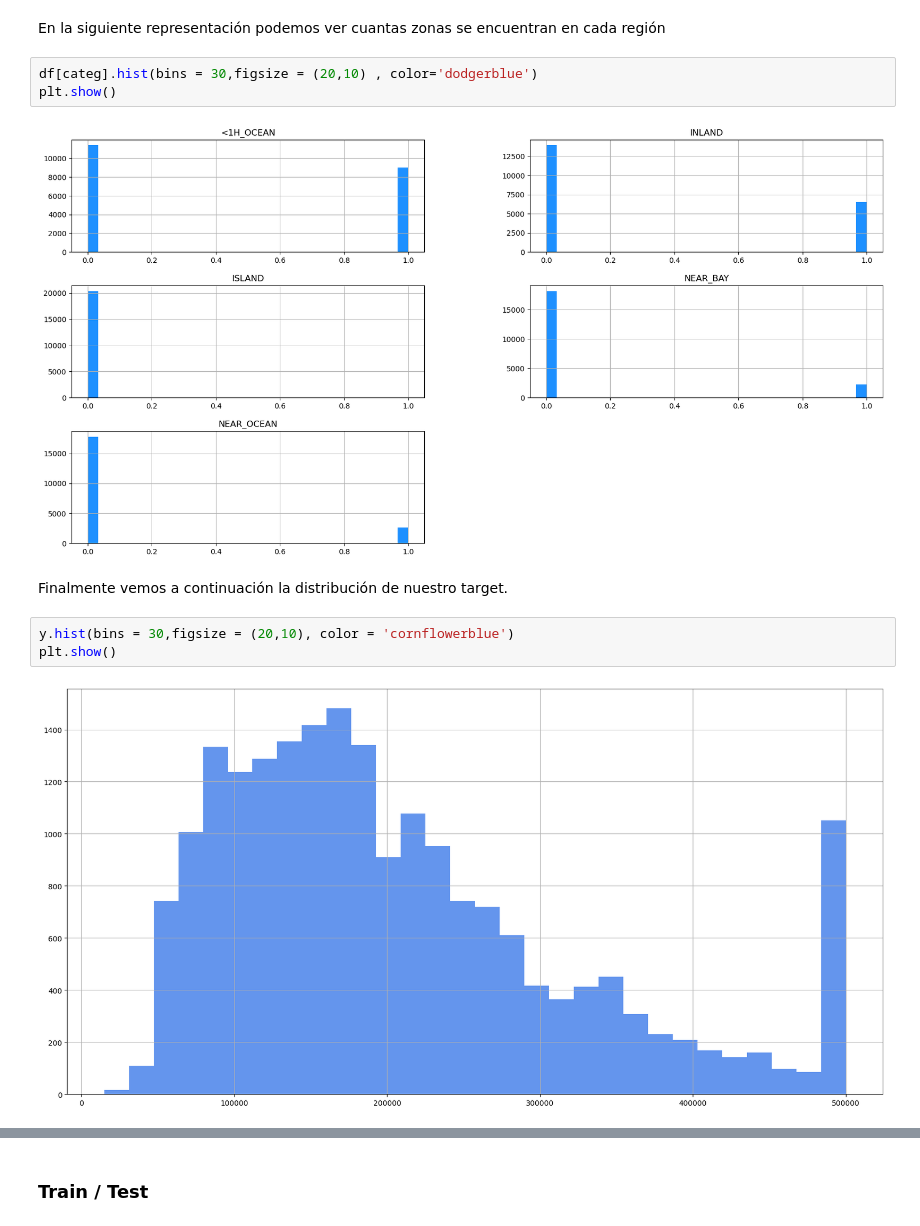
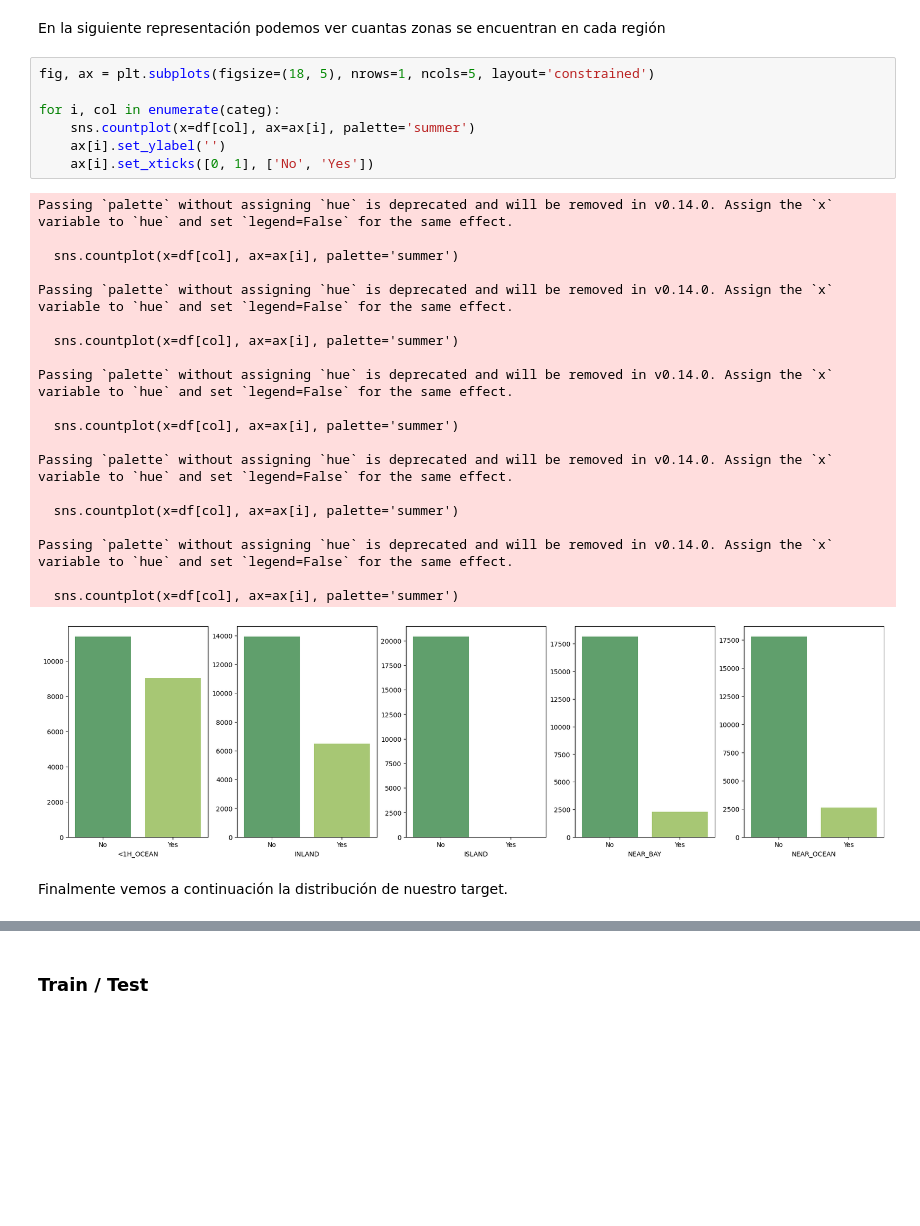
Before and after one commit to EstebanGomezVal/Modelado_datos_Valerio, a Jupyter notebook: Proyecto/Proyecto_Regresion[1].ipynb, the cells around one changed output, grey strips where cells are left out. Cells and saved outputs as stored; diff of their text form; blank space fills up the shorter version.

```diff
--- a/Proyecto/Proyecto_Regresion[1].ipynb
+++ b/Proyecto/Proyecto_Regresion[1].ipynb
@@ -264,14 +261,32 @@ plt.show()
 # %% [markdown]
 En la siguiente representación podemos ver cuantas zonas se encuentran en cada región
-# %%
-df[categ].hist(bins = 30,figsize = (20,10) , color='dodgerblue')
-plt.show()
-# %% [output]
-[figure, removed]
+# %%
+fig, ax = plt.subplots(figsize=(18, 5), nrows=1, ncols=5, layout='constrained')
+
+for i, col in enumerate(categ):
+    sns.countplot(x=df[col], ax=ax[i], palette='summer')
+    ax[i].set_ylabel('')
+    ax[i].set_xticks([0, 1], ['No', 'Yes'])
+# %% [output]
+Passing `palette` without assigning `hue` is deprecated and will be removed in v0.14.0. Assign the `x` variable to `hue` and set `legend=False` for the same effect.
+
+  sns.countplot(x=df[col], ax=ax[i], palette='summer')
+
+Passing `palette` without assigning `hue` is deprecated and will be removed in v0.14.0. Assign the `x` variable to `hue` and set `legend=False` for the same effect.
+
+  sns.countplot(x=df[col], ax=ax[i], palette='summer')
+
+Passing `palette` without assigning `hue` is deprecated and will be removed in v0.14.0. Assign the `x` variable to `hue` and set `legend=False` for the same effect.
+
+  sns.countplot(x=df[col], ax=ax[i], palette='summer')
+
+Passing `palette` without assigning `hue` is deprecated and will be removed in v0.14.0. Assign the `x` variable to `hue` and set `legend=False` for the same effect.
+
+  sns.countplot(x=df[col], ax=ax[i], palette='summer')
+
+Passing `palette` without assigning `hue` is deprecated and will be removed in v0.14.0. Assign the `x` variable to `hue` and set `legend=False` for the same effect.
+
+  sns.countplot(x=df[col], ax=ax[i], palette='summer')
+[figure, added]
 # %% [markdown]
 Finalmente vemos a continuación la distribución de nuestro target.
-# %%
-y.hist(bins = 30,figsize = (20,10), color = 'cornflowerblue')
-plt.show()
-# %% [output]
-[figure, removed]
```
Also changed, not shown: parts of 10 cells of this notebook.
